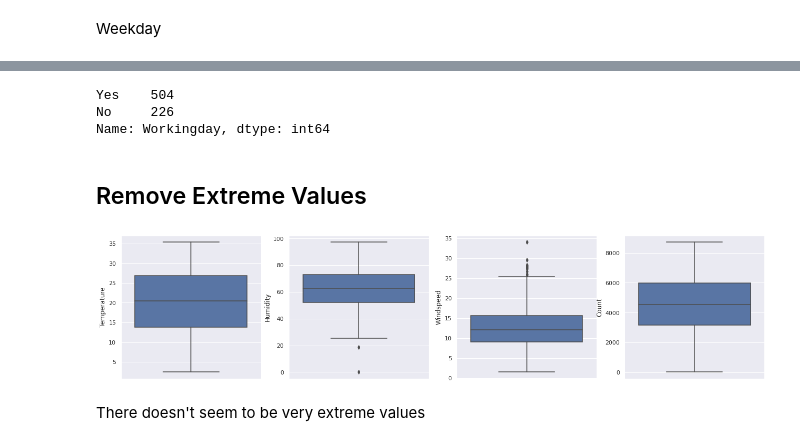
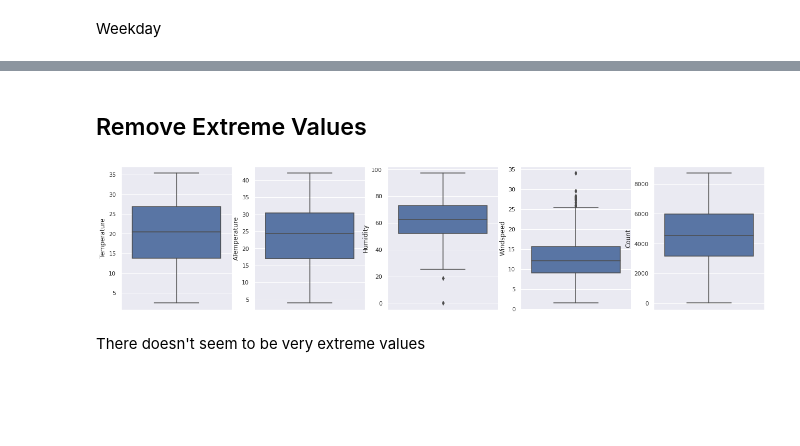
Before and after one commit to akshaysmin/Bike-Sharing-Demand-Prediction, a Jupyter notebook: Bike_Sharing_Demand.ipynb, the cells around one changed output, grey strips where cells are left out. Cells and saved outputs as stored; diff of their text form; code cells hidden in the pictures; blank space fills up the shorter version.

Commit message:
Included atemp in model

```diff
--- a/Bike_Sharing_Demand.ipynb
+++ b/Bike_Sharing_Demand.ipynb
@@ -154,3 +151,0 @@ plt.show()
-# %%
-df_bikes.drop('atemp', axis=1, inplace=True)
-df_bikes.columns
@@ -182,6 +175,7 @@ df_bikes.rename(columns = {'season':'Season',
                            'windspeed': 'Windspeed',
                            'weathersit':'Weather',
                            'temp' : 'Temperature',
+                           'atemp' : 'ATemperature',
                            'cnt':'Count'},
                 inplace=True)
 df_bikes.columns
@@ -329,23 +250,19 @@ df_bikes['Workingday'].replace((0,1),
                             inplace=True
                             )
 df_bikes['Workingday'].value_counts()
-# %% [output]
-Yes    504
-No     226
-Name: Workingday, dtype: int64
 # %% [markdown]
 ## Remove Extreme Values
 # %%
-num_cols = ['Temperature', 'Humidity', 'Windspeed', 'Count']
+num_cols = ['Temperature', 'ATemperature',  'Humidity', 'Windspeed', 'Count']
 
-fig, axis = plt.subplots(1,4, figsize=(22,5))
+fig, axis = plt.subplots(1,5, figsize=(22,5))
 for i,col in enumerate(num_cols):
   sns.boxplot(data=df_bikes,
               y=col,
               ax=axis[i])
 plt.show()
 # %% [output]
-[figure, old version]
+[figure, new version]
 # %% [markdown]
 There doesn't seem to be very extreme values
 # %% [markdown]
```
Also changed, not shown: parts of 27 cells of this notebook.
